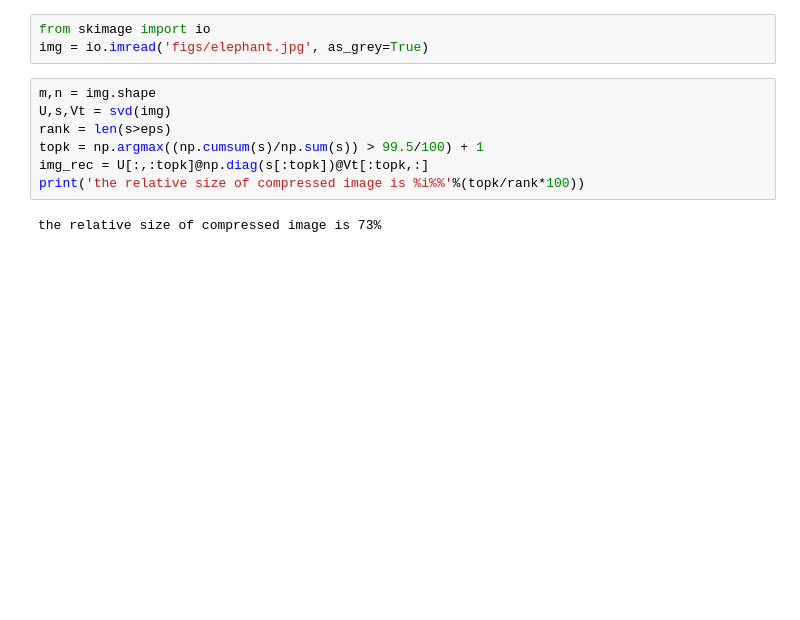
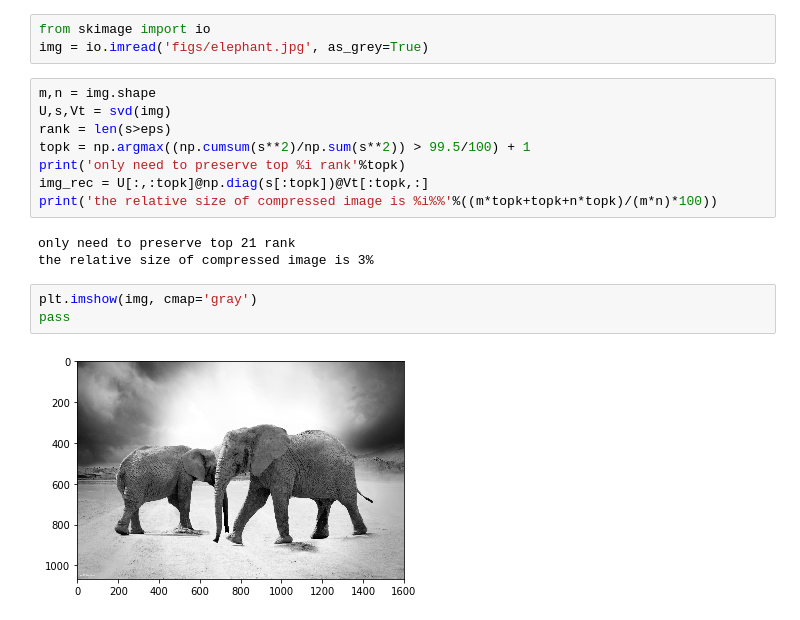
Before and after one commit to haofuml/sta-663-2018, a Jupyter notebook: labs/Lab05_HaoFu.ipynb, the cells around one changed output. Cells and saved outputs as stored; diff of their text form; blank space fills up the shorter version.

```diff
--- a/labs/Lab05_HaoFu.ipynb
+++ b/labs/Lab05_HaoFu.ipynb
@@ -137,8 +141,15 @@ img = io.imread('figs/elephant.jpg', as_grey=True)
 m,n = img.shape
 U,s,Vt = svd(img)
 rank = len(s>eps)
-topk = np.argmax((np.cumsum(s)/np.sum(s)) > 99.5/100) + 1
+topk = np.argmax((np.cumsum(s**2)/np.sum(s**2)) > 99.5/100) + 1
+print('only need to preserve top %i rank'%topk)
 img_rec = U[:,:topk]@np.diag(s[:topk])@Vt[:topk,:]
-print('the relative size of compressed image is %i%%'%(topk/rank*100))
+print('the relative size of compressed image is %i%%'%((m*topk+topk+n*topk)/(m*n)*100))
 # %% [output]
-the relative size of compressed image is 73%
+only need to preserve top 21 rank
+the relative size of compressed image is 3%
+# %%
+plt.imshow(img, cmap='gray')
+pass
+# %% [output]
+[figure, added]
```
Also changed, not shown: parts of 4 cells of this notebook.
